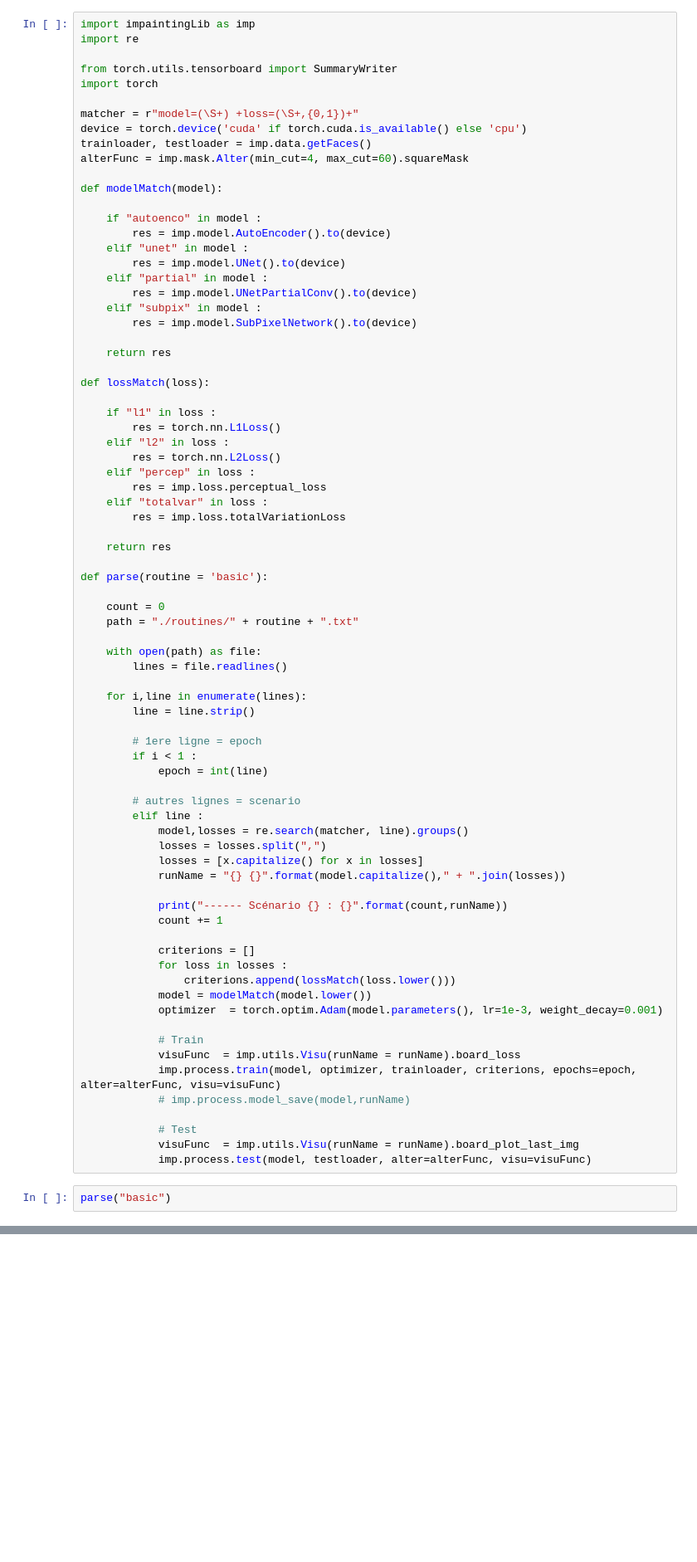
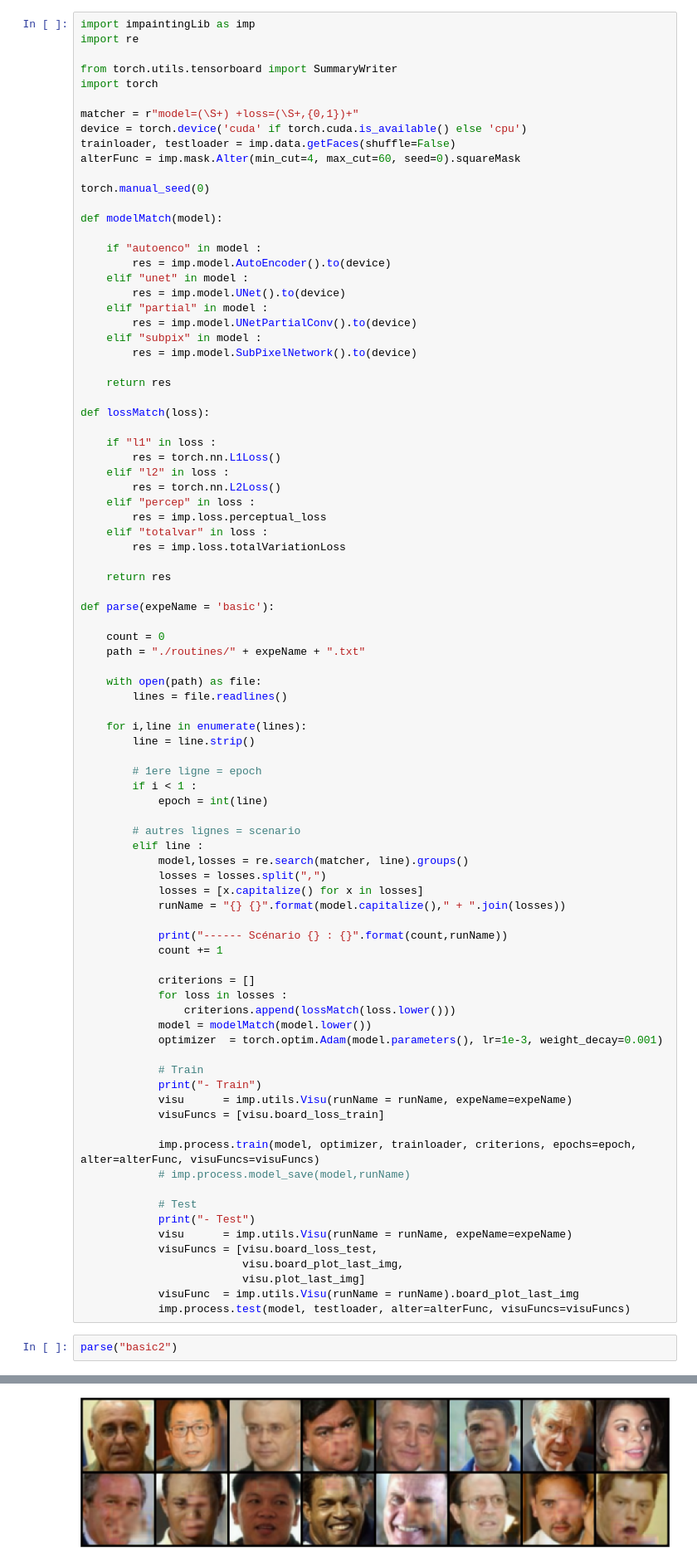
Before and after one commit to Eva427/CICR-Impainting, a Jupyter notebook: automatic_impainting.ipynb, the cells around one changed output, grey strips where cells are left out. Shown at 83% size. Drawn from its saved outputs; the diff is of its cells as text; blank space fills up the shorter version.

Commit message:
Seed + visualisation + test
- Comparer resultats (test) avec loss perceptuel ✅
- Seeder ✅
- Test sur plus grand set ✅
- Polyvalence des visualisations ✅
- Séparation des runs ✅

```diff
--- a/automatic_impainting.ipynb
+++ b/automatic_impainting.ipynb
@@ -7,8 +7,10 @@ import torch
 
 matcher = r"model=(\S+) +loss=(\S+,{0,1})+"
 device = torch.device('cuda' if torch.cuda.is_available() else 'cpu')
-trainloader, testloader = imp.data.getFaces()
-alterFunc = imp.mask.Alter(min_cut=4, max_cut=60).squareMask
+trainloader, testloader = imp.data.getFaces(shuffle=False)
+alterFunc = imp.mask.Alter(min_cut=4, max_cut=60, seed=0).squareMask
+
+torch.manual_seed(0)
 
 def modelMatch(model):
 
@@ -36,10 +38,10 @@ def lossMatch(loss):
 
     return res
 
-def parse(routine = 'basic'):
+def parse(expeName = 'basic'):
 
     count = 0
-    path = "./routines/" + routine + ".txt"
+    path = "./routines/" + expeName + ".txt"
 
     with open(path) as file:
         lines = file.readlines()
@@ -68,13 +70,21 @@ def parse(routine = 'basic'):
             optimizer  = torch.optim.Adam(model.parameters(), lr=1e-3, weight_decay=0.001)
 
             # Train
-            visuFunc  = imp.utils.Visu(runName = runName).board_loss
-            imp.process.train(model, optimizer, trainloader, criterions, epochs=epoch, alter=alterFunc, visu=visuFunc)
+            print("- Train")
+            visu      = imp.utils.Visu(runName = runName, expeName=expeName)
+            visuFuncs = [visu.board_loss_train]
+
+            imp.process.train(model, optimizer, trainloader, criterions, epochs=epoch, alter=alterFunc, visuFuncs=visuFuncs)
             # imp.process.model_save(model,runName)
 
             # Test
+            print("- Test")
+            visu      = imp.utils.Visu(runName = runName, expeName=expeName)
+            visuFuncs = [visu.board_loss_test,
+                         visu.board_plot_last_img,
+                         visu.plot_last_img]
             visuFunc  = imp.utils.Visu(runName = runName).board_plot_last_img
-            imp.process.test(model, testloader, alter=alterFunc, visu=visuFunc)
+            imp.process.test(model, testloader, alter=alterFunc, visuFuncs=visuFuncs)
 # %%
-parse("basic")
+parse("basic2")
 # %% [output]
@@ -81,0 +97 @@ parse("basic")
+[figure, added]
```
Also changed, not shown: parts of 1 cell of this notebook, 4 other files.
